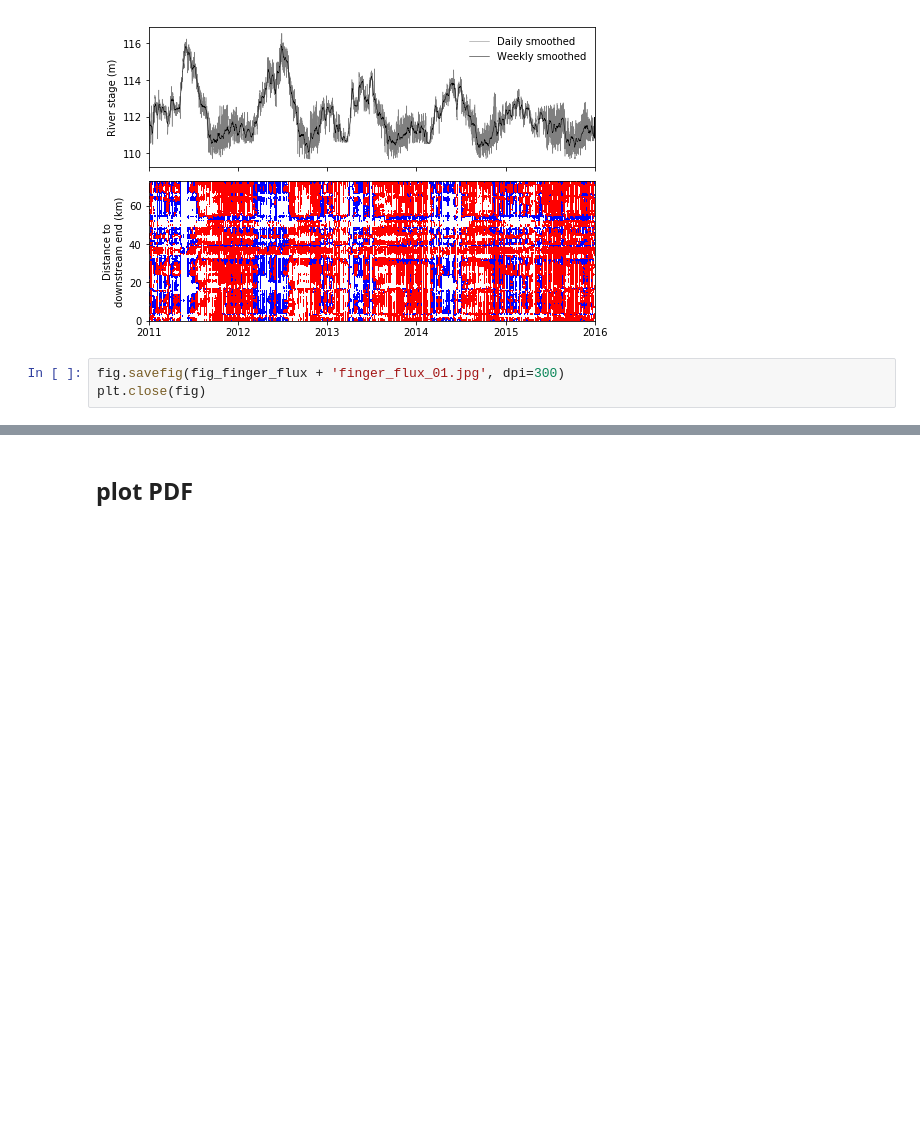
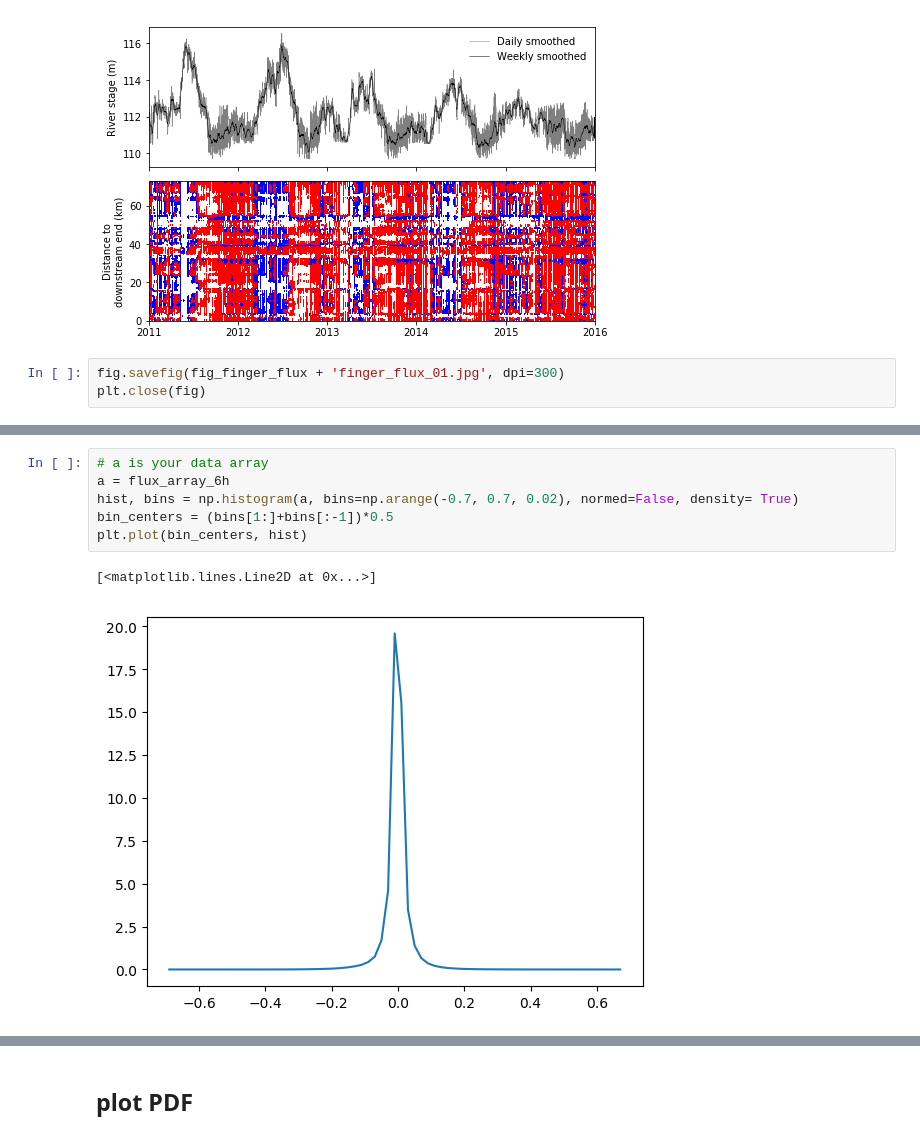
Before and after one commit to pinshuai/HFR-flow, a Jupyter notebook: NERSC-plot_flux_from_massBalance.ipynb, the cells around one changed output, grey strips where cells are left out. Cells and saved outputs as stored; diff of their text form; blank space fills up the shorter version.

```diff
--- a/NERSC-plot_flux_from_massBalance.ipynb
+++ b/NERSC-plot_flux_from_massBalance.ipynb
@@ -871,3 +885,12 @@ fig.set_size_inches(10, 4)
+# %%
+# a is your data array
+a = flux_array_6h
+hist, bins = np.histogram(a, bins=np.arange(-0.7, 0.7, 0.02), normed=False, density= True)
+bin_centers = (bins[1:]+bins[:-1])*0.5
+plt.plot(bin_centers, hist)
+# %% [output]
+[<matplotlib.lines.Line2D at 0x...>]
+[figure, added]
 # %%
 fig, (axs, axs2) = plt.subplots(1, 2)
 
```
Also changed, not shown: parts of 7 cells of this notebook, 1 other file.
